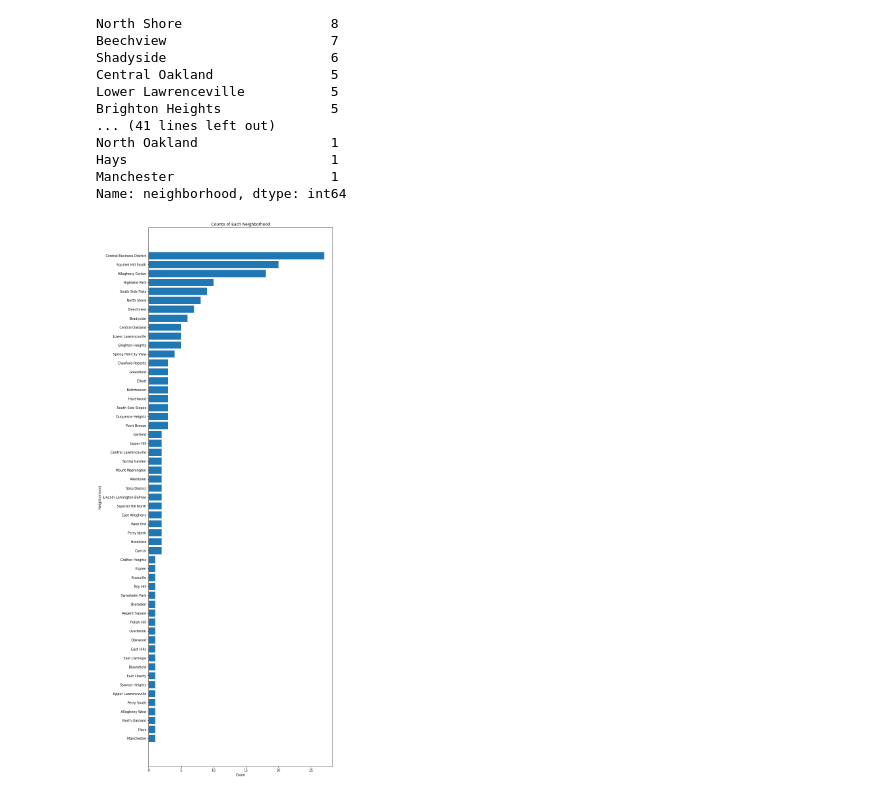
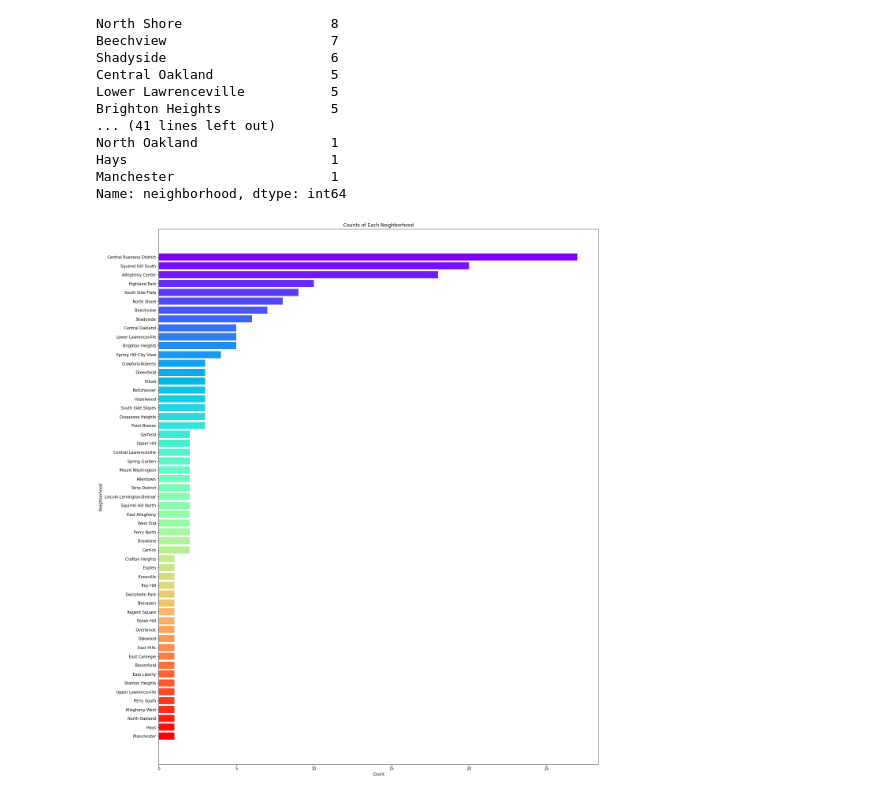
Before and after one commit to ChrisTros/Big-Ideas-Final-Project, a Jupyter notebook: PublicArt.ipynb, the cells around one changed output. Saved outputs shown, nothing was run; the diff lists cells and outputs as text; code cells hidden in the pictures.

Commit message:
Pretty graph - Chris

```diff
--- a/PublicArt.ipynb
+++ b/PublicArt.ipynb
@@ -46,13 +47,17 @@ Name: neighborhood, dtype: int64
 # %%
 neighborhood_counts_df = neighborhood_counts.reset_index()
 neighborhood_counts_df.columns = ['neighborhood', 'count']
 
-plt.figure(figsize=(10, 30))
-plt.barh(neighborhood_counts_df['neighborhood'], neighborhood_counts_df['count'])
+num_bars = len(neighborhood_counts_df)
+colors = plt.cm.rainbow(np.linspace(0, 1, num_bars))
+
+plt.figure(figsize=(20, 25))
+plt.barh(neighborhood_counts_df['neighborhood'], neighborhood_counts_df['count'], color=colors)
 plt.xlabel('Count')
 plt.ylabel('Neighborhood')
 plt.title('Counts of Each Neighborhood')
 plt.gca().invert_yaxis()
+plt.savefig('Public-Art.pdf')
 plt.show()
 # %% [output]
-[figure, old version]
+[figure, new version]
```
Also changed, not shown: parts of 2 cells of this notebook, 1 other file.
